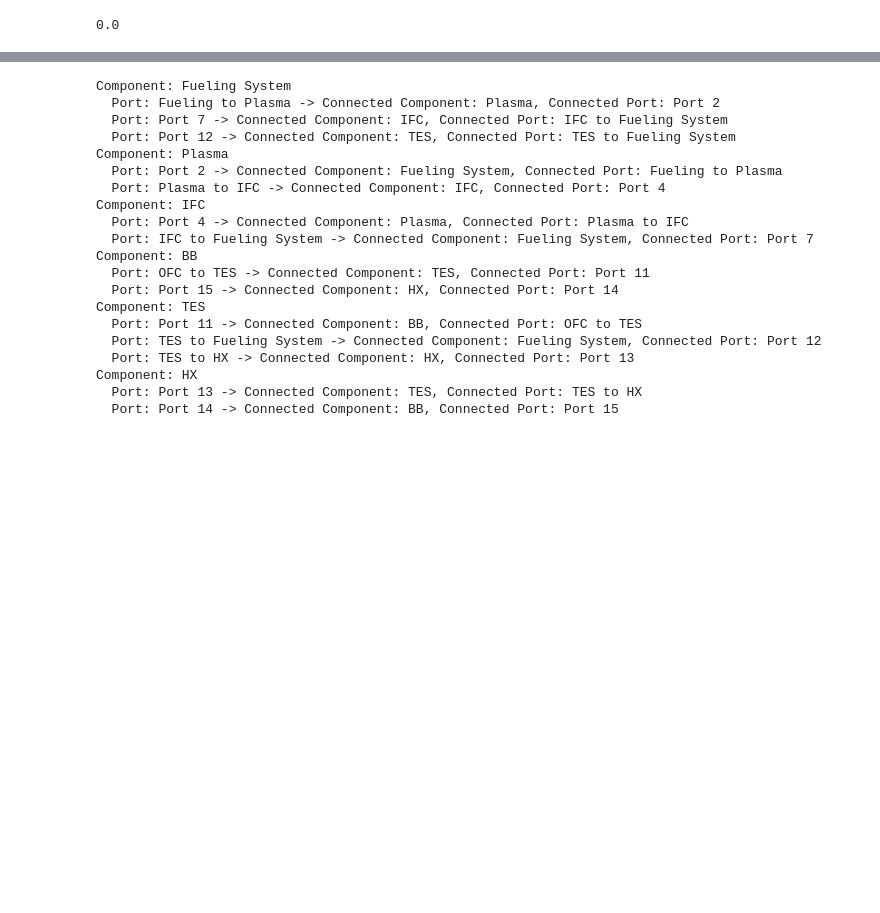
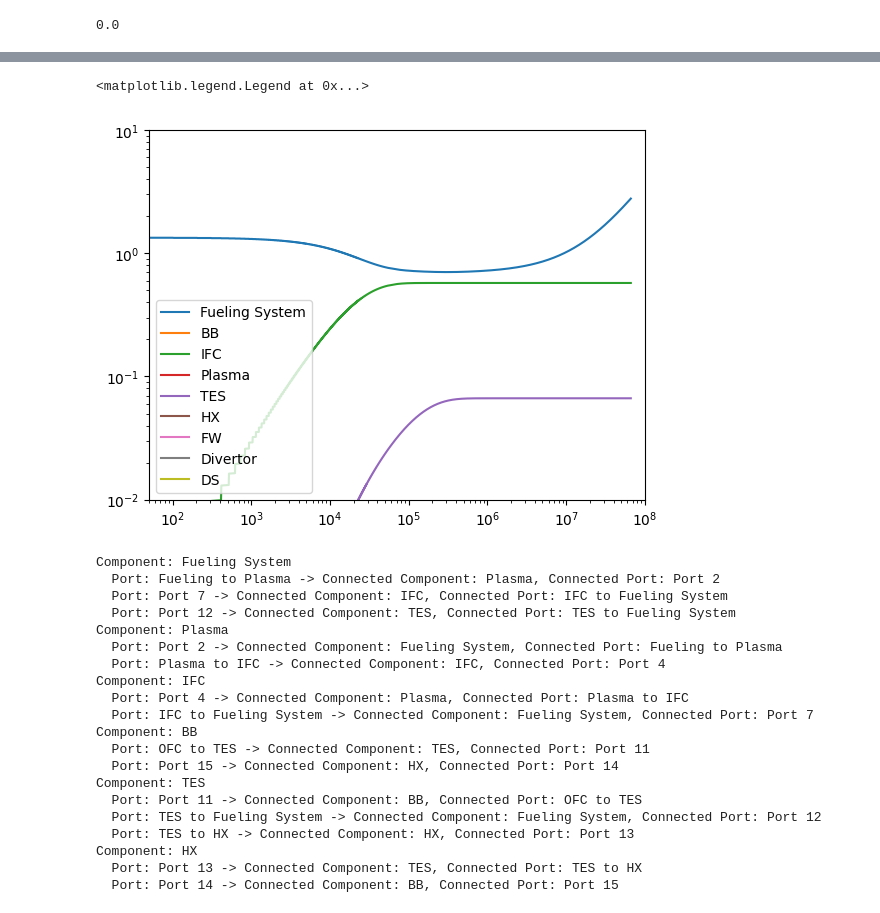
Before and after one commit to gabriele-ferrero/fuelcycle, a Jupyter notebook: test.ipynb, the cells around one changed output, grey strips where cells are left out. Cells and saved outputs as stored; diff of their text form; code cells hidden in the pictures; blank space fills up the shorter version.

```diff
--- a/test.ipynb
+++ b/test.ipynb
@@ -338,3 +443,11 @@ ModuleNotFoundError: No module named 'utils'
+# %%
+plt.loglog(t, y)
+plt.xlim(50, 1e8)
+plt.ylim(1e-2, 10)
+plt.legend(component_map.components.keys())
+# %% [output]
+<matplotlib.legend.Legend at 0x...>
+[figure, added]
 # %%
 
 from fuelingSystem import FuelingSystem
```
Also changed, not shown: parts of 5 cells of this notebook, 3 other files.
